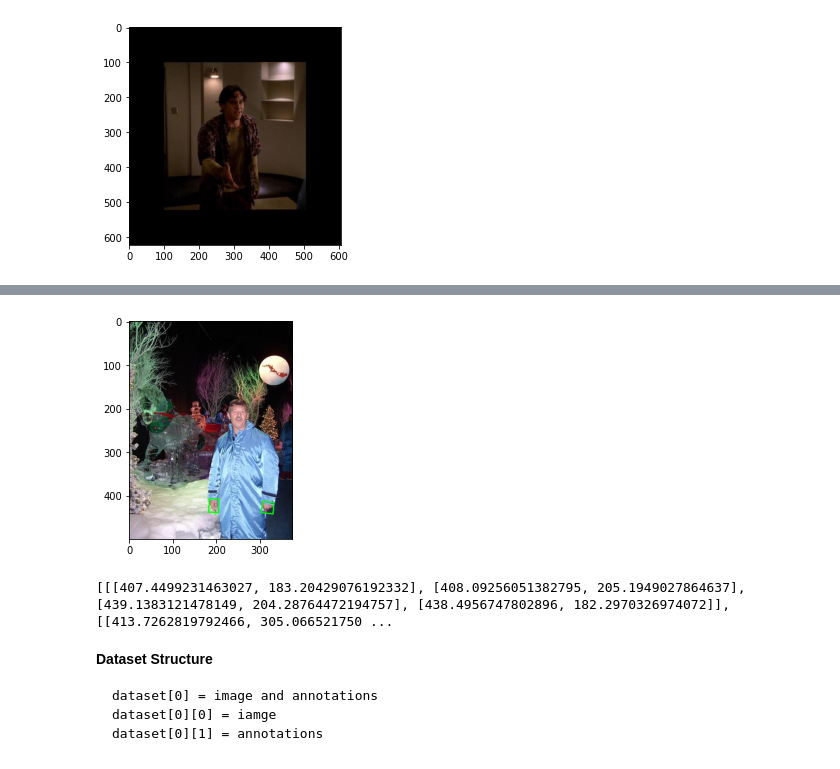
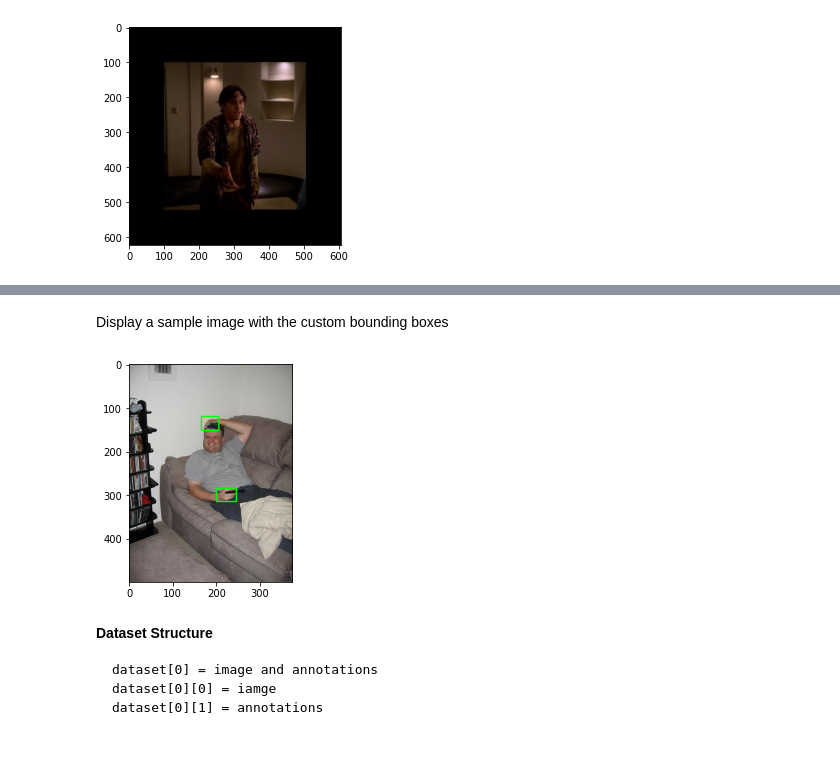
Before and after one commit to SiMoM0/HandsDetection, a Jupyter notebook: Model/handdetection.ipynb, the cells around one changed output, grey strips where cells are left out. Saved outputs shown, nothing was run; the diff lists cells and outputs as text; code cells hidden in the pictures.

```diff
--- a/Model/handdetection.ipynb
+++ b/Model/handdetection.ipynb
@@ -116,39 +134,42 @@ plt.imshow(train_dataset[0][0])
+# %%
+def convert_dataset(dataset):
+  new_dataset = []
+  for sample in dataset:
+    #case with only a hand in the image
+    if len(sample[1][0]) == 2:
+      boxes = convert_bbox(sample[1])
+    else:
+      boxes = [convert_bbox(box) for box in sample[1]]
+    new_dataset.append([sample[0], boxes])
+
+  return np.array(new_dataset)
+# %%
+train_set = convert_dataset(train_dataset)
+val_set = convert_dataset(val_dataset)
+test_set = convert_dataset(test_dataset)
+# %% [markdown]
+Display a sample image with the custom bounding boxes
 # %%
 def draw_boxes(img, boxes):
   image = img.copy()
   color = (0, 255, 0)
   #case where only a hand is present in the image
-  if len(boxes[0]) == 2:
-    #four points
-    point1 = (int(boxes[0][1]), int(boxes[0][0]))
-    point2 = (int(boxes[1][1]), int(boxes[1][0]))
-    point3 = (int(boxes[2][1]), int(boxes[2][0]))
-    point4 = (int(boxes[3][1]), int(boxes[3][0]))
-    image = cv2.line(img, point1, point2, color, 2)
-    image = cv2.line(img, point1, point4, color, 2)
-    image = cv2.line(img, point3, point2, color, 2)
-    image = cv2.line(img, point3, point4, color, 2)
+  if isinstance(boxes[0], int):
+    point1 = (boxes[0], boxes[1])
+    point2 = (boxes[0]+boxes[2], boxes[1]+boxes[3])
+    image = cv2.rectangle(image, point1, point2, color, 2)
   else:
     for box in boxes:
-      #four points
-      point1 = (int(box[0][1]), int(box[0][0]))
-      point2 = (int(box[1][1]), int(box[1][0]))
-      point3 = (int(box[2][1]), int(box[2][0]))
-      point4 = (int(box[3][1]), int(box[3][0]))
-      image = cv2.line(img, point1, point2, color, 2)
-      image = cv2.line(img, point1, point4, color, 2)
-      image = cv2.line(img, point3, point2, color, 2)
-      image = cv2.line(img, point3, point4, color, 2)
+      point1 = (box[0], box[1])
+      point2 = (box[0]+box[2], box[1]+box[3])
+      image = cv2.rectangle(image, point1, point2, color, 2)
 
   plt.imshow(image)
-# %%
-draw_boxes(train_dataset[60][0], train_dataset[60][1])
-# %% [output]
-[figure, removed]
-# %%
-print(train_dataset[60][1])
-# %% [output]
-[[[407.4499231463027, 183.20429076192332], [408.09256051382795, 205.1949027864637], [439.1383121478149, 204.28764472194757], [438.4956747802896, 182.2970326974072]], [[413.7262819792466, 305.066521750 ...
+# %%
+sample_num = 5
+draw_boxes(train_set[sample_num][0], train_set[sample_num][1])
+# %% [output]
+[figure, added]
 # %% [markdown]
 **Dataset Structure**
 
```
Also changed, not shown: parts of 23 cells of this notebook.
